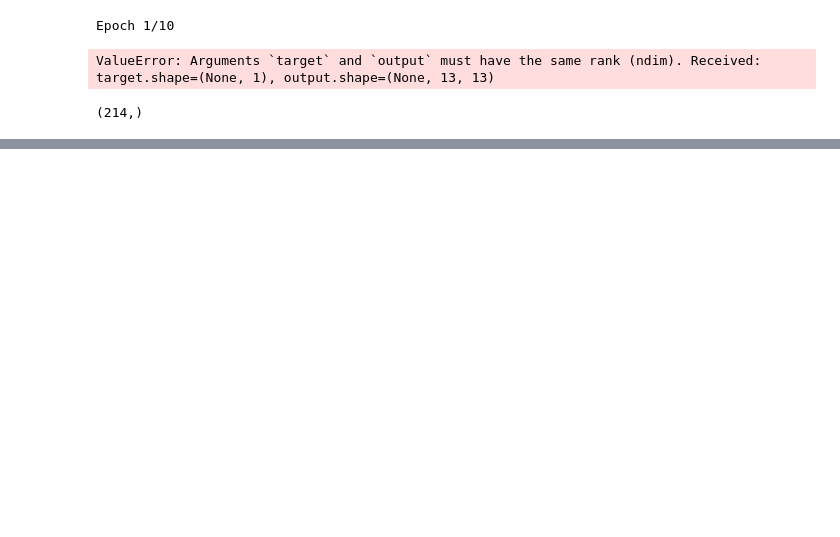
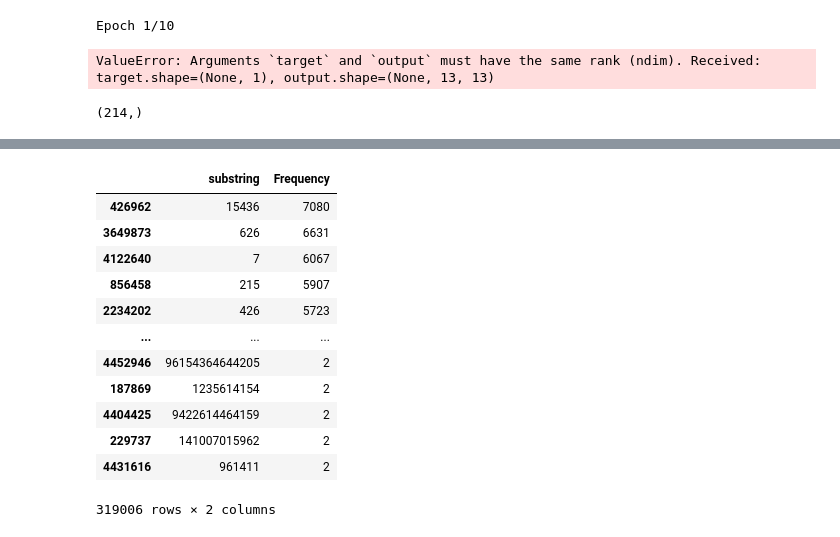
Before and after one commit to A-Rush-R/CS771-Mini-Project, a Jupyter notebook: text_seq/seq2seq.ipynb, the cells around one changed output, grey strips where cells are left out. Cells and saved outputs as stored; diff of their text form; code cells hidden in the pictures; blank space fills up the shorter version.

```diff
--- a/text_seq/seq2seq.ipynb
+++ b/text_seq/seq2seq.ipynb
@@ -342,0 +328,2 @@ x_train
+# %%
+x_train['input_str'] = x_train['input_str'].str.lstrip('0')
@@ -342,0 +346,17 @@ x_train
+# %%
+def extract_substrings(s):
+    return [s[i:j] for i in range(len(s)) for j in range(i + 1, len(s) + 1)]
+
+# Create a list to hold all substrings
+all_substrings = []
+
+# Iterate over each string in the DataFrame
+for string in x_train['input_str']:
+    substrings = extract_substrings(string)
+    all_substrings.extend(substrings)
+
+# Create a new DataFrame for the substrings
+sub_df = pd.DataFrame(all_substrings, columns=['substring'])
+
+# Display the DataFrame of substrings
+sub_df
@@ -342,0 +377,20 @@ x_train
+# %%
+aggregated_df = sub_df.groupby('substring').size().reset_index(name='Frequency').sort_values(by='Frequency', ascending=False)
+# %%
+aggregated_df = aggregated_df.drop(aggregated_df[aggregated_df['Frequency'] > 7080].index)
+aggregated_df = aggregated_df.drop(aggregated_df[aggregated_df['Frequency'] < 2].index)
+aggregated_df
+# %% [output]
+|  | substring | Frequency |
+| 426962 | 15436 | 7080 |
+| 3649873 | 626 | 6631 |
+| 4122640 | 7 | 6067 |
+| 856458 | 215 | 5907 |
+| 2234202 | 426 | 5723 |
+| ... | ... | ... |
+| 4452946 | 96154364644205 | 2 |
+| 187869 | 1235614154 | 2 |
+| 4404425 | 9422614464159 | 2 |
+| 229737 | 141007015962 | 2 |
+| 4431616 | 961411 | 2 |
+319006 rows × 2 columns
```
Also changed, not shown: parts of 12 cells of this notebook, 1 other file.
